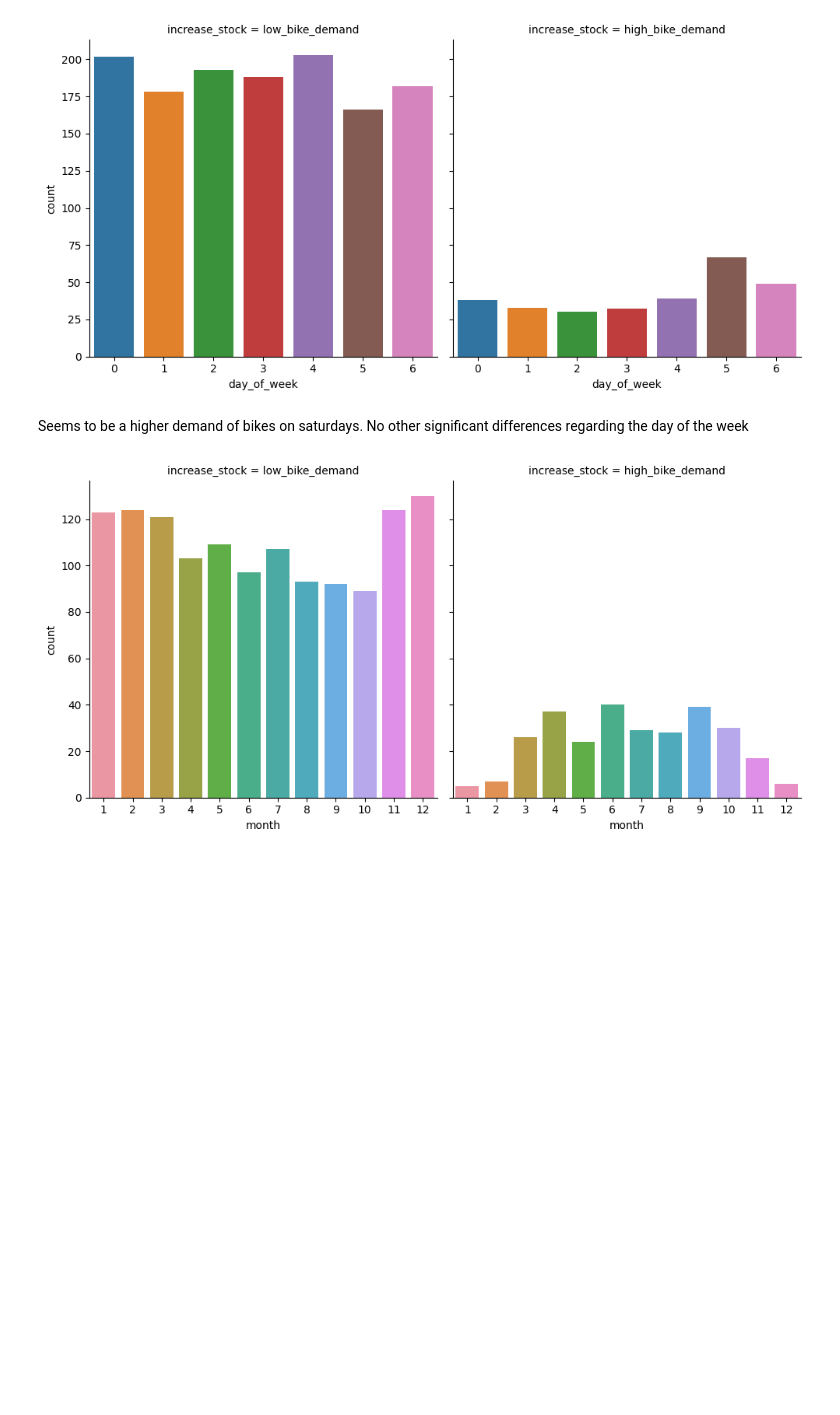
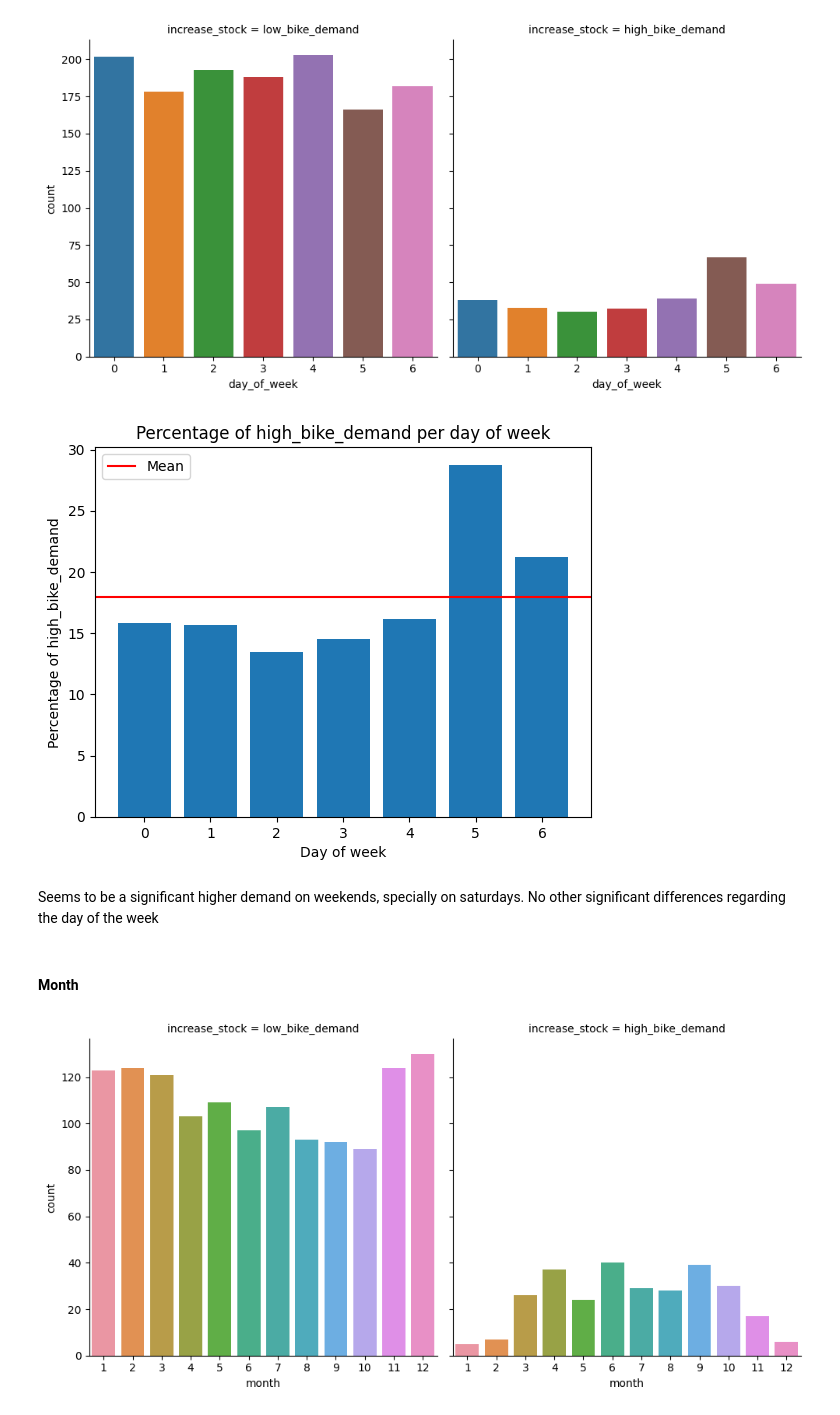
Before and after one commit to AlbertBS2/Predict-Bikes-Availability, a Jupyter notebook: data_analysis.ipynb, the cells around one changed output. Saved outputs shown, nothing was run; the diff lists cells and outputs as text; code cells hidden in the pictures; blank space fills up the shorter version.

Commit message:
Feat: Add new bar graphs and more detailed analysis

```diff
--- a/data_analysis.ipynb
+++ b/data_analysis.ipynb
@@ -88,8 +90,26 @@ sns.catplot(
 );
 # %% [output]
 [figure]
+# %%
+day_of_week_high = train_data[train_data['increase_stock'] == 'high_bike_demand'].value_counts(['day_of_week'])
+day_of_week_total = train_data.value_counts(['day_of_week'])
+day_of_week_perc = round(day_of_week_high / day_of_week_total * 100, 2)
+
+plt.axhline(day_of_week_perc.values.mean(), color='red', label='Mean')
+plt.bar(np.arange(0, 7), day_of_week_perc.values)
+
+plt.legend()
+plt.ylabel('Percentage of high_bike_demand')
+plt.xlabel('Day of week')
+plt.title('Percentage of high_bike_demand per day of week')
+
+plt.show()
+# %% [output]
+[figure, added]
 # %% [markdown]
-Seems to be a higher demand of bikes on saturdays. No other significant differences regarding the day of the week
+Seems to be a significant higher demand on weekends, specially on saturdays. No other significant differences regarding the day of the week
+# %% [markdown]
+#### Month
 # %%
 # Plot month
 sns.catplot(
```
Also changed, not shown: parts of 19 cells of this notebook.
